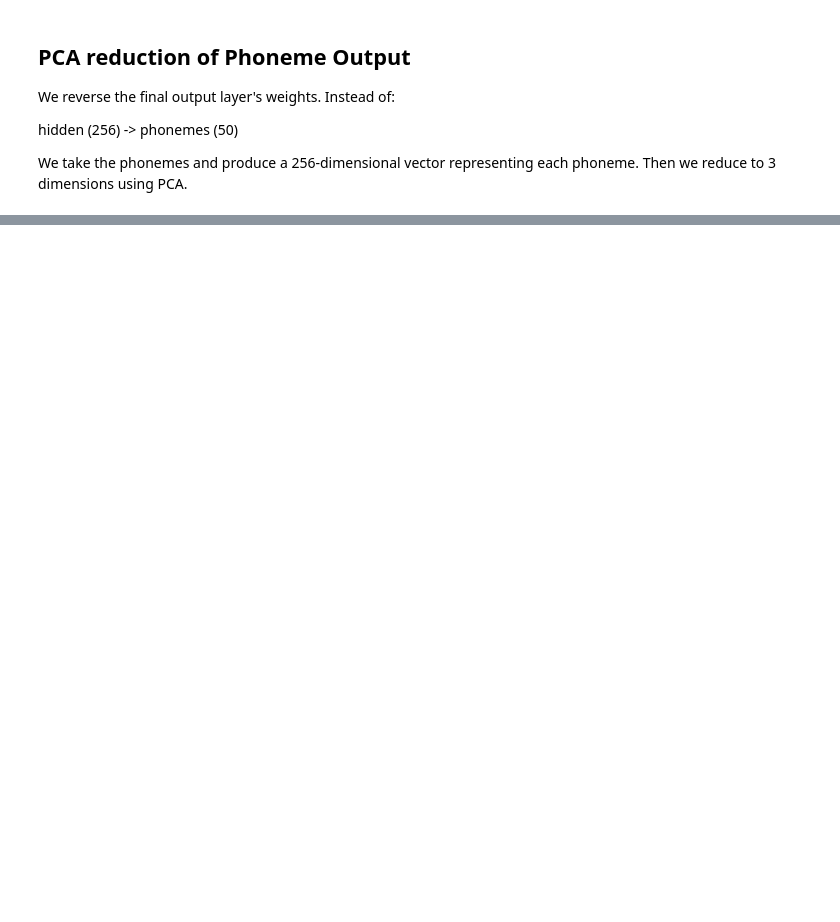
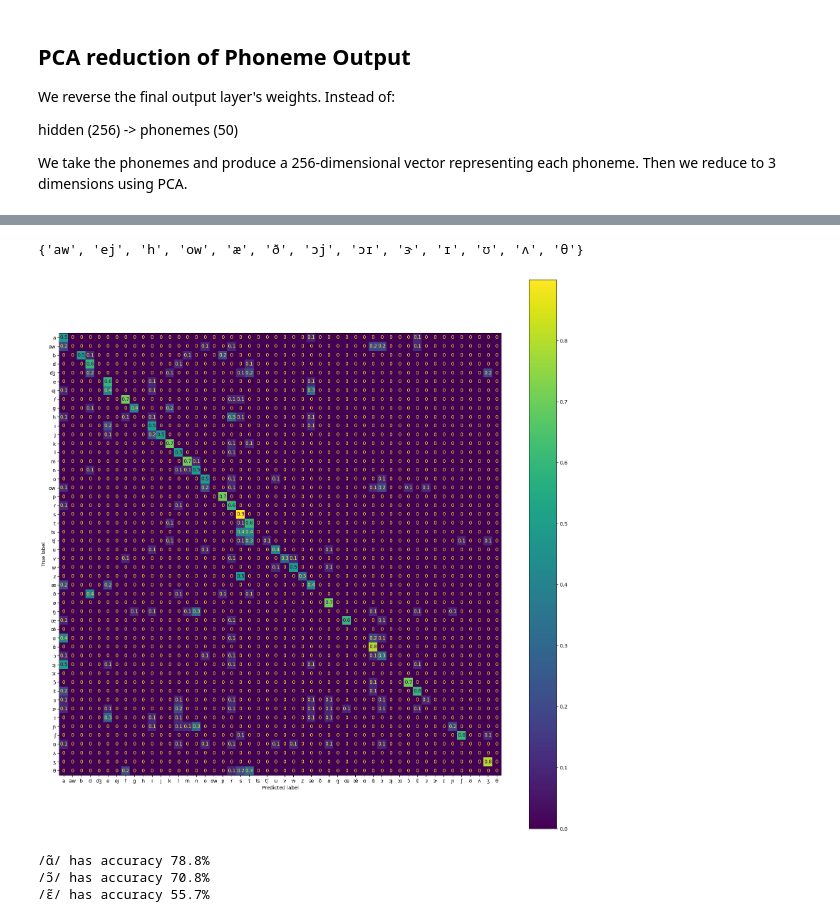
Before and after one commit to pplantinga/bilingual_networks, a Jupyter notebook: phoneme_pca.ipynb, the cells around one changed output, grey strips where cells are left out. Saved outputs shown, nothing was run; the diff lists cells and outputs as text; code cells hidden in the pictures; blank space fills up the shorter version.

Commit message:
Update phoneme space and confusion charts

```diff
--- a/phoneme_pca.ipynb
+++ b/phoneme_pca.ipynb
@@ -93,0 +131,4 @@ phone2pca
+# %%
+en_phonemes - fr_phonemes
+# %% [output]
+{'aw', 'ej', 'h', 'ow', 'æ', 'ð', 'ɔj', 'ɔɪ', 'ɝ', 'ɪ', 'ʊ', 'ʌ', 'θ'}
@@ -93,0 +138,24 @@ phone2pca
+# %%
+frfr_confusions = torch.load("bilingual_networks/results/20fr20fr/confusions_test.txt")
+# %%
+from sklearn.metrics import ConfusionMatrixDisplay
+import matplotlib.pyplot as plt
+
+plt.rcParams["figure.figsize"] = (20, 20)
+confusions = (frfr_confusions / (frfr_confusions.sum(dim=1, keepdim=True) + 1)).numpy().round(decimals=1)
+disp = ConfusionMatrixDisplay(confusions[1:,1:], display_labels=list(phone_encoder.lab2ind)[1:])
+disp.plot()
+plt.show()
+# %% [output]
+[figure, added]
+# %%
+### JUST NASALS
+nasals = ['ɑ̃', 'ɔ̃', 'ɛ̃']
+confusions = (frfr_confusions / (frfr_confusions.sum(dim=1, keepdim=True) + 1)).numpy().round(decimals=3)
+indexes = [phone_encoder.lab2ind[l] for l in nasals]
+for nasal, accuracy in zip(nasals, confusions[indexes, indexes]):
+    print(f"/{nasal}/ has accuracy {accuracy:.1%}")
+# %% [output]
+/ɑ̃/ has accuracy 78.8%
+/ɔ̃/ has accuracy 70.8%
+/ɛ̃/ has accuracy 55.7%
```
Also changed, not shown: parts of 32 cells of this notebook, 2 other files.
